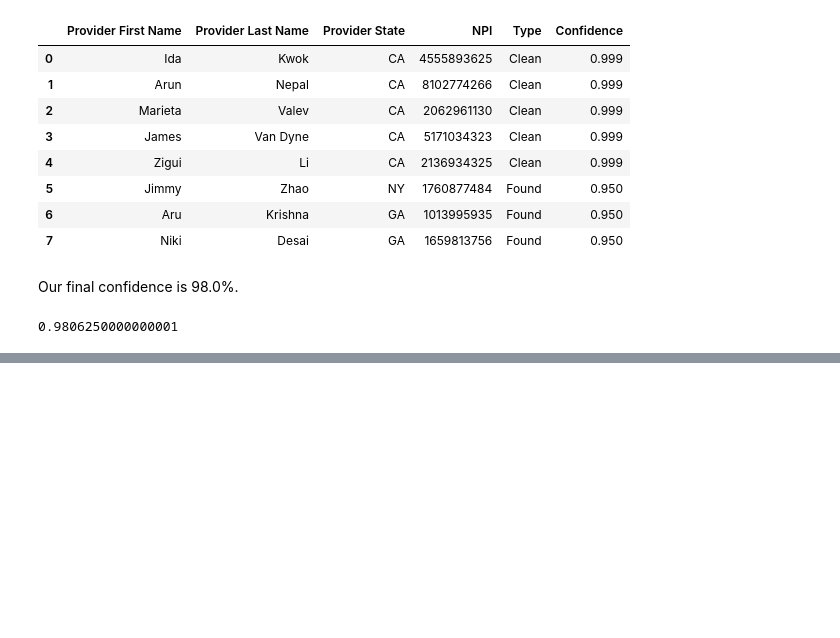
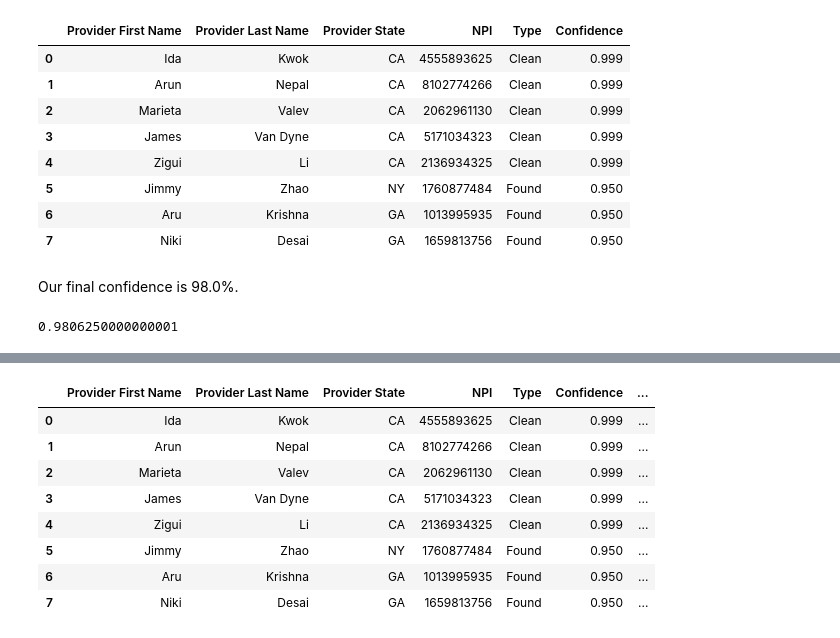
Before and after one commit to kimanalytics/NPI-lookup-summary, a Jupyter notebook: NPI Lookup Tool Summary.ipynb, the cells around one changed output, grey strips where cells are left out. Saved outputs shown, nothing was run; the diff lists cells and outputs as text; code cells hidden in the pictures; blank space fills up the shorter version.

```diff
--- a/NPI Lookup Tool Summary.ipynb
+++ b/NPI Lookup Tool Summary.ipynb
@@ -644,0 +664,29 @@ npis['Confidence'].mean()
+# %%
+http = "https://npiregistry.cms.hhs.gov/api/?"
+
+for x in range(len(qa)):
+    fn = str(qa.loc[x][0])
+    ln = str(qa.loc[x][1])
+    num = str(qa.loc[x][3])
+    h = (http + 'number=' + num +'&version=2.1')
+    with urllib.request.urlopen(h) as url:
+        provider = json.loads(url.read().decode())
+        if (
+            provider['result_count'] == 1 and
+            provider['results'][0]['basic']['first_name'] == fn.upper() and
+            provider['results'][0]['basic']['last_name'] == ln.upper()
+            ): qa.at[x, 'NPPES NPI Exact Match'] = 'Y'
+        else:
+            qa.at[x, 'NPPES NPI Exact Match'] = 'N'
+# %%
+qa
+# %% [output]
+|  | Provider First Name | Provider Last Name | Provider State | NPI | Type | Confidence | ... |
+| 0 | Ida | Kwok | CA | 4555893625 | Clean | 0.999 | ... |
+| 1 | Arun | Nepal | CA | 8102774266 | Clean | 0.999 | ... |
+| 2 | Marieta | Valev | CA | 2062961130 | Clean | 0.999 | ... |
+| 3 | James | Van Dyne | CA | 5171034323 | Clean | 0.999 | ... |
+| 4 | Zigui | Li | CA | 2136934325 | Clean | 0.999 | ... |
+| 5 | Jimmy | Zhao | NY | 1760877484 | Found | 0.950 | ... |
+| 6 | Aru | Krishna | GA | 1013995935 | Found | 0.950 | ... |
+| 7 | Niki | Desai | GA | 1659813756 | Found | 0.950 | ... |
```
Also changed, not shown: parts of 6 cells of this notebook.
